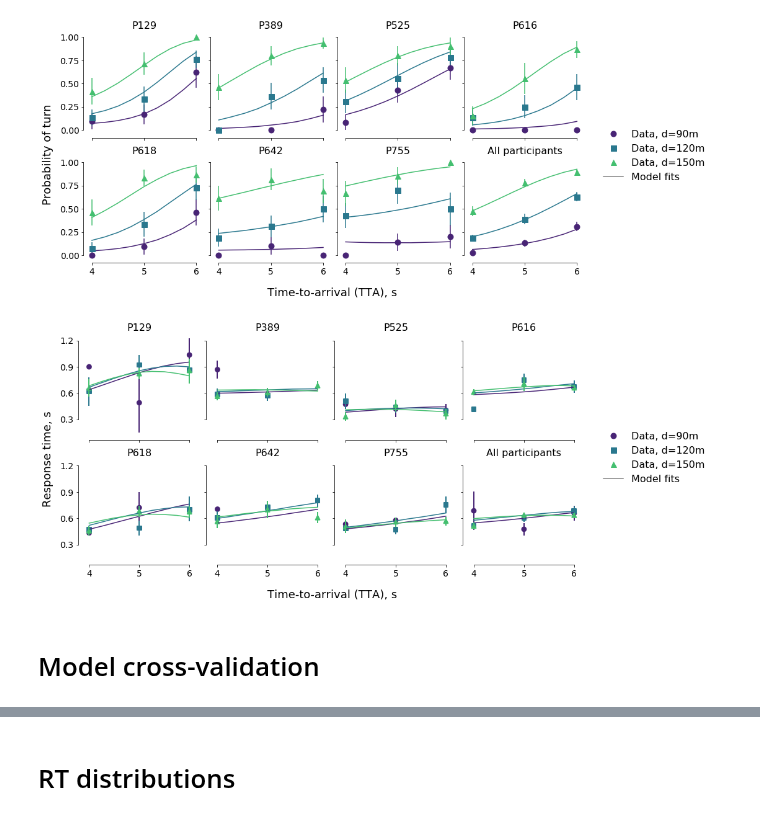
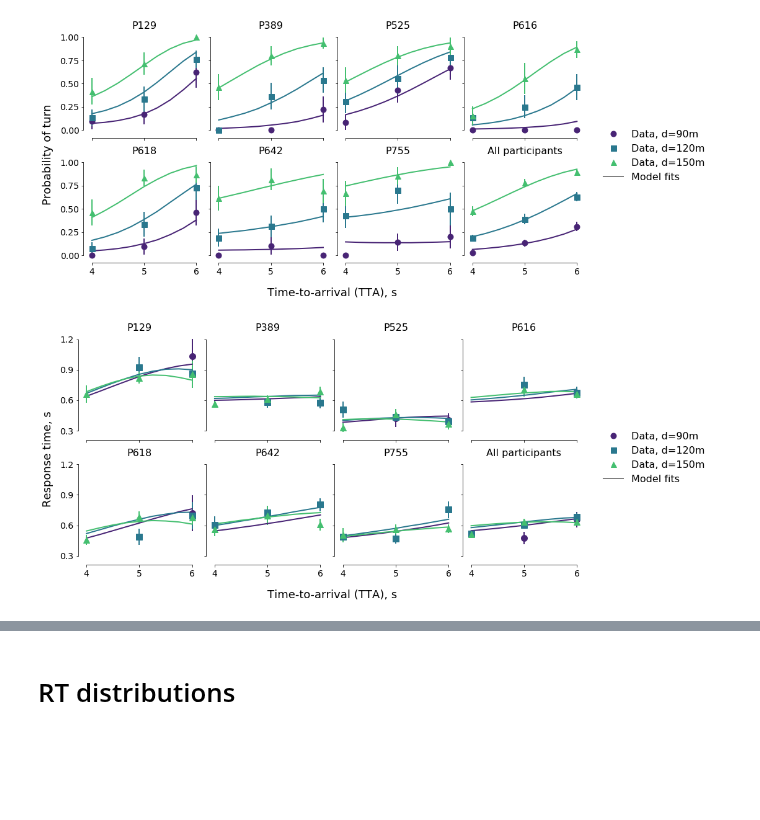
Before and after one commit to cherepaha/evidence_accumulation_in_gap_acceptance, a Jupyter notebook: data_and_model_analysis/paper_figures.ipynb, the cells around one changed output, grey strips where cells are left out. Drawn from its saved outputs; the diff is of its cells as text; code cells hidden in the pictures; blank space fills up the shorter version.

Commit message:
RT figures updated

```diff
--- a/data_and_model_analysis/paper_figures.ipynb
+++ b/data_and_model_analysis/paper_figures.ipynb
@@ -127,6 +128,10 @@ plt.savefig('../output/fig_model_diagram.png', bbox_inches='tight')
 [figure]
 # %% [markdown]
 # Trial timeline
+# %%
+exp_data = pd.read_csv('../data/processed_data.csv', index_col=['subj_id', 'session', 'route', 'intersection_no'])
+traj_id = (129, 1, 2, 5)
+traj = exp_data.loc[traj_id]
 # %%
 def plot_traj(traj):
     color='#50596A'
@@ -196,14 +201,15 @@ See the caveats in the documentation: https://pandas.pydata.org/pandas-docs/stab
 # %% [markdown]
 # Model fit against data
 # %%
-model_measures = pd.read_csv(os.path.join(fit_results_path, 'cross_validation_all_measures.csv'))
+model_measures_all_conditions = pd.read_csv(os.path.join(fit_results_path, 'cross_validation_all_measures.csv'))
 # %%
 def get_psf_ci(data):
     # psf is a psychometric function
     # ci is a dataframe with confidence intervals for probability per coherence
     tta_conditions = np.sort(data.tta_condition.unique())
 
-    psf = np.array([len(data[(data.is_turn_decision) & (data.tta_condition==tta_condition)]) / len(data[data.tta_condition==tta_condition])
+    psf = np.array([len(data[(data.is_turn_decision) & (data.tta_condition==tta_condition)])
+                                            / len(data[data.tta_condition==tta_condition])
                         if len(data[(data.tta_condition==tta_condition)]) > 0 else np.NaN
                     for tta_condition in np.sort(data.tta_condition.unique())])
 
@@ -216,6 +222,14 @@ def get_psf_ci(data):
     ci['ci_r'] = ci['p_turn'] + np.sqrt(psf*(1-psf)/n)
 
     return ci.reset_index().rename(columns={'index': 'tta_condition'})
+
+def get_rt_mean_sem(data, n_cutoff=2):
+    mean = data.groupby('tta_condition')['RT'].mean()
+    sem = data.groupby('tta_condition')['RT'].apply(lambda x: scipy.stats.sem(x, axis=None, ddof=0))
+    n = data.groupby('tta_condition').size()
+    data_mean_sem = pd.DataFrame({'RT_mean': mean, 'RT_sem': sem, 'n': n}, index=mean.index)
+    data_mean_sem = data_mean_sem[data_mean_sem.n>n_cutoff]
+    return(data_mean_sem)
 # %%
 def plot_compare_model_exp(var, exp_data, model_measures, ylabel):
     #because of the bug in matplotlib/pandas, we need to convert subj_id to str to avoid warnings
@@ -251,10 +265,10 @@ def plot_compare_model_exp(var, exp_data, model_measures, ylabel):
             elif var=='RT':
                 data_subj_d_measures = data_subj_d_measures[data_subj_d_measures.is_turn_decision]
                 if len(data_subj_d_measures)>0:
-                    sns.pointplot(ax=ax, data=data_subj_d_measures, x='tta_condition', y='RT', markers=marker,
-                                  color=color, join=False, scale=1, errwidth=2, ci=68)
-                # 4 is the offset for account for weird seaborn x coordinates in pointplot
-                ax.plot(model_subj_d_measures.tta_condition-4, model_subj_d_measures[var],
+                    data_mean_sem = get_rt_mean_sem(data_subj_d_measures)
+                    ax.errorbar(data_mean_sem.index, data_mean_sem.RT_mean, yerr=data_mean_sem.RT_sem,
+                                ls='', marker=marker, color=color)
+                ax.plot(model_subj_d_measures.tta_condition, model_subj_d_measures[var],
                     color=color, label=d_condition)
 
                 ax.set_xticklabels([4, 5, 6])
@@ -282,9 +296,7 @@ plt.savefig('../output/fig_p_turn.png', bbox_inches='tight')
 # %% [output]
 [figure]
 # %%
-plot_compare_model_exp('RT', exp_data, model_measures, 'Response time, s')
+plot_compare_model_exp('RT', exp_measures, model_measures_all_conditions, 'Response time, s')
 plt.savefig('../output/fig_RT.png', bbox_inches='tight')
 # %% [output]
-[figure, old version]
+[figure, new version]
-# %% [markdown]
-# Model cross-validation
```
Also changed, not shown: parts of 9 cells of this notebook.
